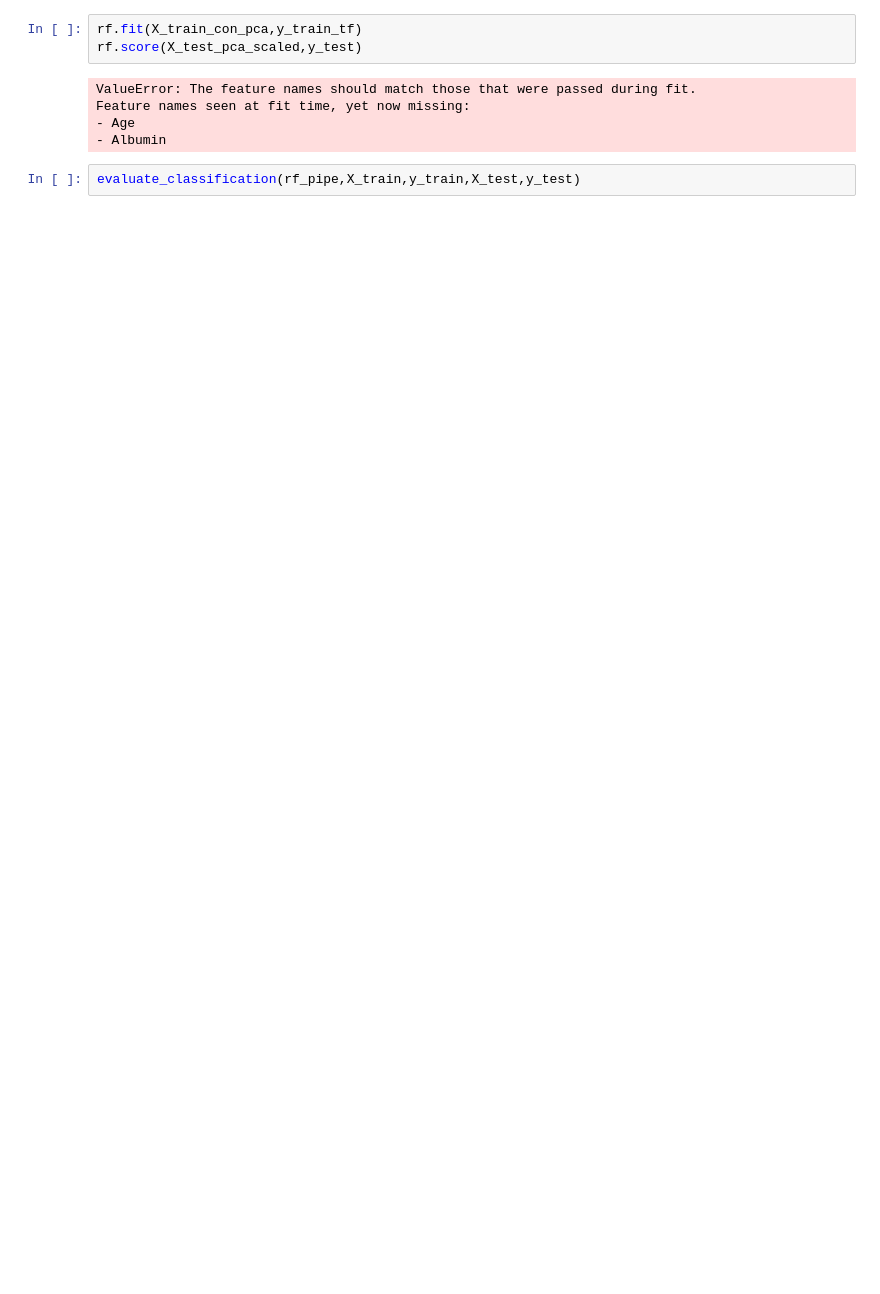
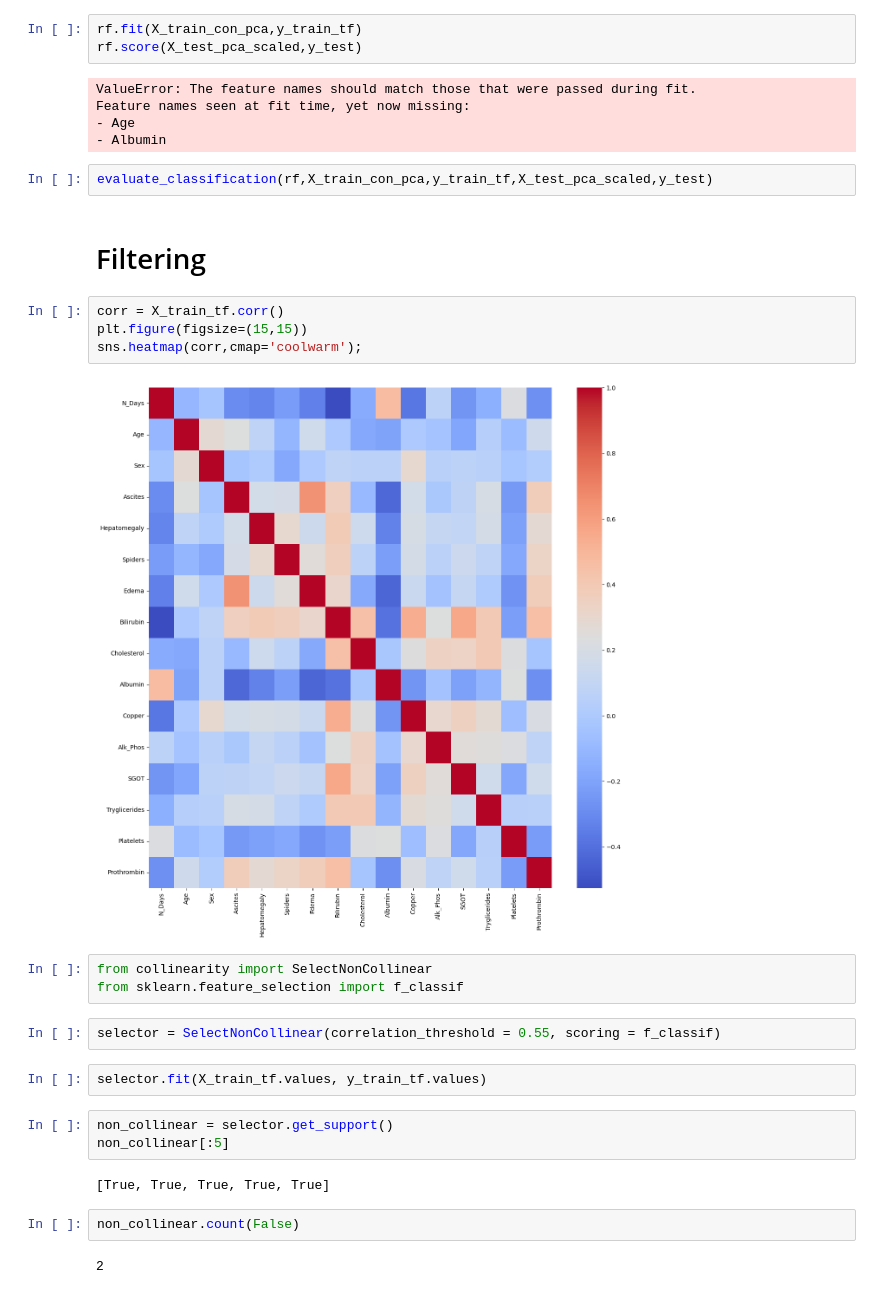
Before and after one commit to 808hanronald/W16-project-4, a Jupyter notebook: W17 Project 4 p2.ipynb, the cells around one changed output. Drawn from its saved outputs; the diff is of its cells as text; blank space fills up the shorter version.

Commit message:
filtering

```diff
--- a/W17 Project 4 p2.ipynb
+++ b/W17 Project 4 p2.ipynb
@@ -469,4 +505,28 @@ Feature names seen at fit time, yet now missing:
 - Age
 - Albumin
 # %%
-evaluate_classification(rf_pipe,X_train,y_train,X_test,y_test)
+evaluate_classification(rf,X_train_con_pca,y_train_tf,X_test_pca_scaled,y_test)
+# %% [markdown]
+# Filtering
+# %%
+corr = X_train_tf.corr()
+plt.figure(figsize=(15,15))
+sns.heatmap(corr,cmap='coolwarm');
+# %% [output]
+[figure, added]
+# %%
+from collinearity import SelectNonCollinear
+from sklearn.feature_selection import f_classif
+# %%
+selector = SelectNonCollinear(correlation_threshold = 0.55, scoring = f_classif)
+# %%
+selector.fit(X_train_tf.values, y_train_tf.values)
+# %%
+non_collinear = selector.get_support()
+non_collinear[:5]
+# %% [output]
+[True, True, True, True, True]
+# %%
+non_collinear.count(False)
+# %% [output]
+2
```
Also changed, not shown: parts of 23 cells of this notebook.
